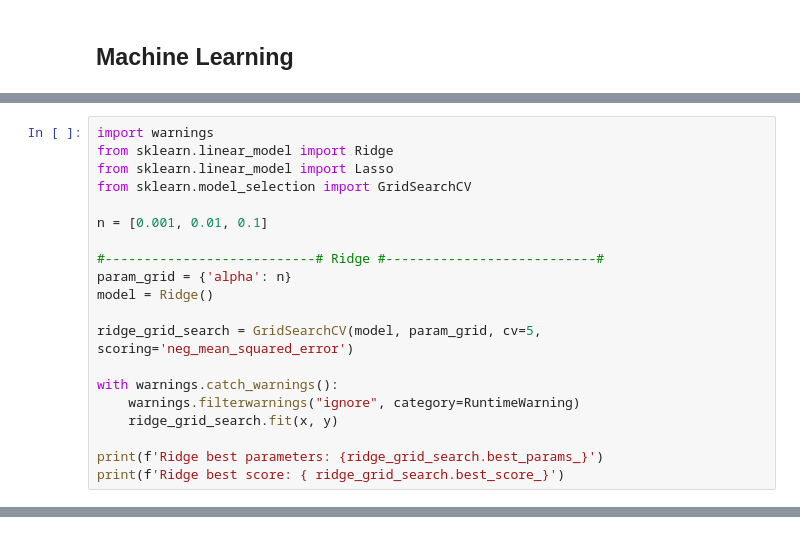
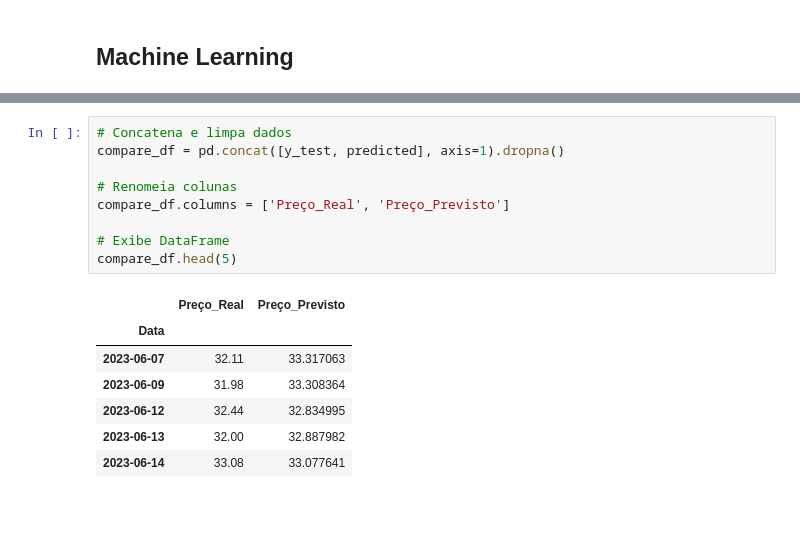
Before and after one commit to carneiro-fernando/EBAC, a Jupyter notebook: Projetos/Projeto_de_Parceria.ipynb, the cells around one changed output, grey strips where cells are left out. Drawn from its saved outputs; the diff is of its cells as text.

```diff
--- a/Projetos/Projeto_de_Parceria.ipynb
+++ b/Projetos/Projeto_de_Parceria.ipynb
@@ -497,21 +603 @@ data_prep = DataPreparation(df, ticker_list, begin_date, end_date, features, tar
 x, y = data_prep.create_xy()
-# %%
-import warnings
-from sklearn.linear_model import Ridge
-from sklearn.linear_model import Lasso
-from sklearn.model_selection import GridSearchCV
-
-n = [0.001, 0.01, 0.1]
-
-#---------------------------# Ridge #---------------------------#
-param_grid = {'alpha': n}
-model = Ridge()
-
-ridge_grid_search = GridSearchCV(model, param_grid, cv=5, scoring='neg_mean_squared_error')
-
-with warnings.catch_warnings():
-    warnings.filterwarnings("ignore", category=RuntimeWarning)
-    ridge_grid_search.fit(x, y)
-
-print(f'Ridge best parameters: {ridge_grid_search.best_params_}')
-print(f'Ridge best score: { ridge_grid_search.best_score_}')
@@ -558 +613,18 @@ compare_df
+# %%
+# Concatena e limpa dados
+compare_df = pd.concat([y_test, predicted], axis=1).dropna()
+
+# Renomeia colunas
+compare_df.columns = ['Preço_Real', 'Preço_Previsto']
+
+# Exibe DataFrame
+compare_df.head(5)
+# %% [output]
+|  | Preço_Real | Preço_Previsto |
+| Data |  |  |
+| 2023-06-07 | 32.11 | 33.317063 |
+| 2023-06-09 | 31.98 | 33.308364 |
+| 2023-06-12 | 32.44 | 32.834995 |
+| 2023-06-13 | 32.00 | 32.887982 |
+| 2023-06-14 | 33.08 | 33.077641 |
 # %%
```
Also changed, not shown: parts of 13 cells of this notebook.
